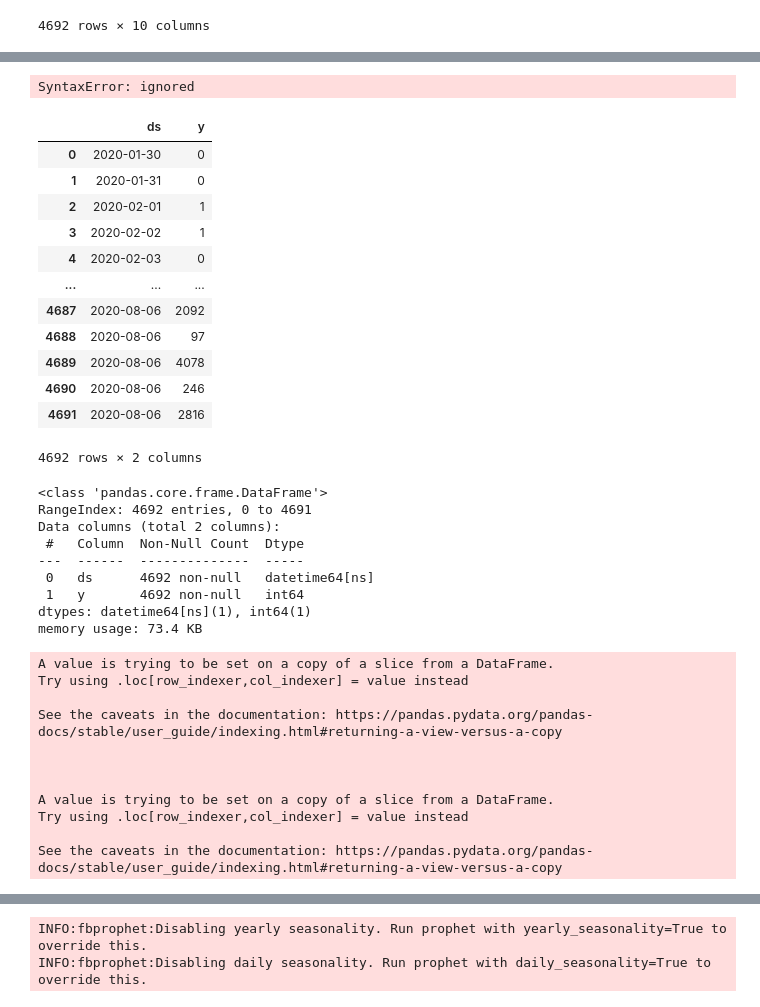
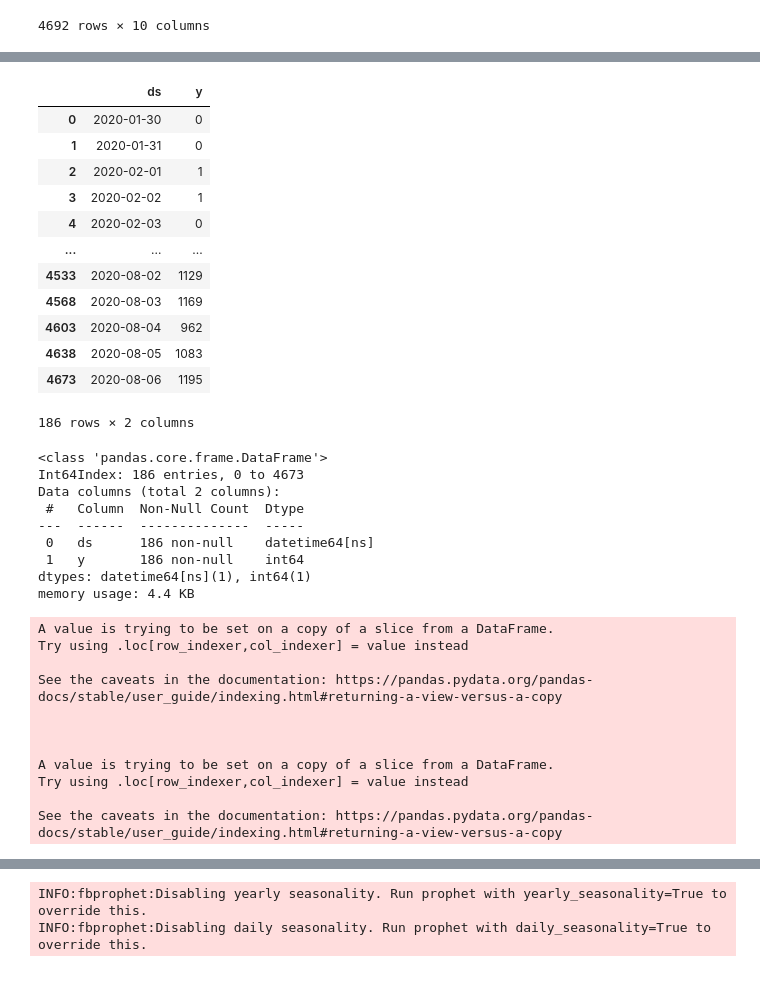
Before and after one commit to peeyush91099/Major-Project, a Jupyter notebook: covid_19.ipynb, the cells around one changed output, grey strips where cells are left out. Saved outputs shown, nothing was run; the diff lists cells and outputs as text; code cells hidden in the pictures.

```diff
--- a/covid_19.ipynb
+++ b/covid_19.ipynb
@@ -48,3 +48,6 @@ df.dropna()
 | 4690 | 2020-08-06 | Uttarakhand | 30.0668 | 79.0193 | 8254.0 | 98 | 5233.0 | ... |
 | 4691 | 2020-08-06 | West Bengal | 22.9868 | 87.8550 | 83800.0 | 1846 | 58962.0 | ... |
 4692 rows × 10 columns
+# %%
+df_kerala = df[df['Name of State / UT'] == 'Kerala']
+df_kerala
@@ -51,4 +68,4 @@ df.dropna()
 # %%
-df.rename(columns = {'New cases' : 'y','Date':'ds'},inplace = True)
-df
+df_kerala.rename(columns = {'New cases' : 'y','Date':'ds'},inplace = True)
+df_kerala
 # %% [output]
@@ -88,38 +88,34 @@ Name: Name of State / UT, dtype: int64
-# %%
-df.loc[
-# %% [output]
-SyntaxError: ignored
 # %%
-df_new = df[['ds','y']]
+df_new = df_kerala[['ds','y']]
 df_new
 # %% [output]
 |  | ds | y |
 | 0 | 2020-01-30 | 0 |
 | 1 | 2020-01-31 | 0 |
 | 2 | 2020-02-01 | 1 |
 | 3 | 2020-02-02 | 1 |
 | 4 | 2020-02-03 | 0 |
 | ... | ... | ... |
-| 4687 | 2020-08-06 | 2092 |
-| 4688 | 2020-08-06 | 97 |
-| 4689 | 2020-08-06 | 4078 |
-| 4690 | 2020-08-06 | 246 |
-| 4691 | 2020-08-06 | 2816 |
+| 4533 | 2020-08-02 | 1129 |
+| 4568 | 2020-08-03 | 1169 |
+| 4603 | 2020-08-04 | 962 |
+| 4638 | 2020-08-05 | 1083 |
+| 4673 | 2020-08-06 | 1195 |
-4692 rows × 2 columns
+186 rows × 2 columns
 # %%
 df_new['ds'] = pd.to_datetime(df_new['ds'])
 df_new['y'] = df_new['y'].astype(int)
 df_new.info()
 # %% [output]
 <class 'pandas.core.frame.DataFrame'>
-RangeIndex: 4692 entries, 0 to 4691
+Int64Index: 186 entries, 0 to 4673
 Data columns (total 2 columns):
  #   Column  Non-Null Count  Dtype
 ---  ------  --------------  -----
- 0   ds      4692 non-null   datetime64[ns]
- 1   y       4692 non-null   int64
+ 0   ds      186 non-null    datetime64[ns]
+ 1   y       186 non-null    int64
 dtypes: datetime64[ns](1), int64(1)
-memory usage: 73.4 KB
+memory usage: 4.4 KB
 A value is trying to be set on a copy of a slice from a DataFrame.
 Try using .loc[row_indexer,col_indexer] = value instead
 
```
Also changed, not shown: parts of 10 cells of this notebook.
